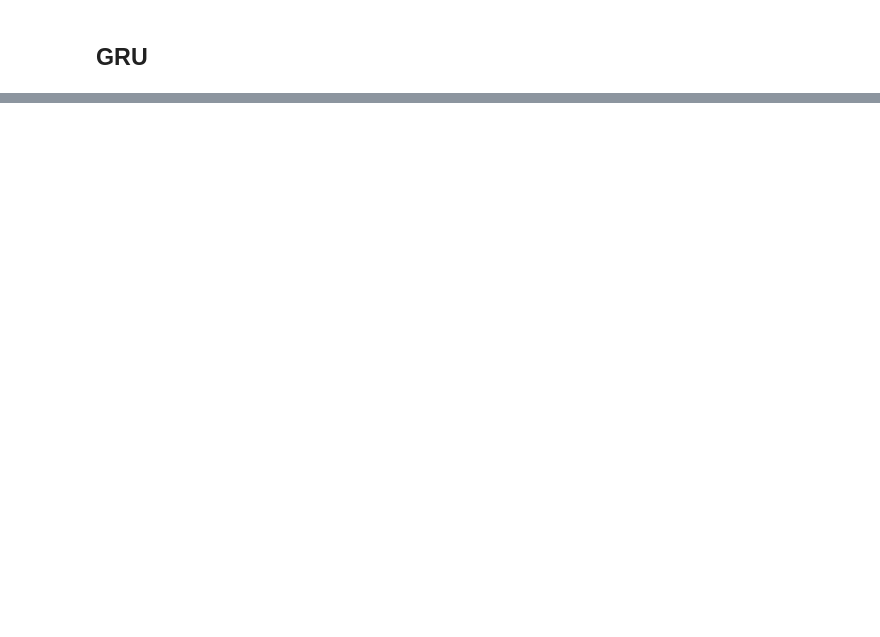
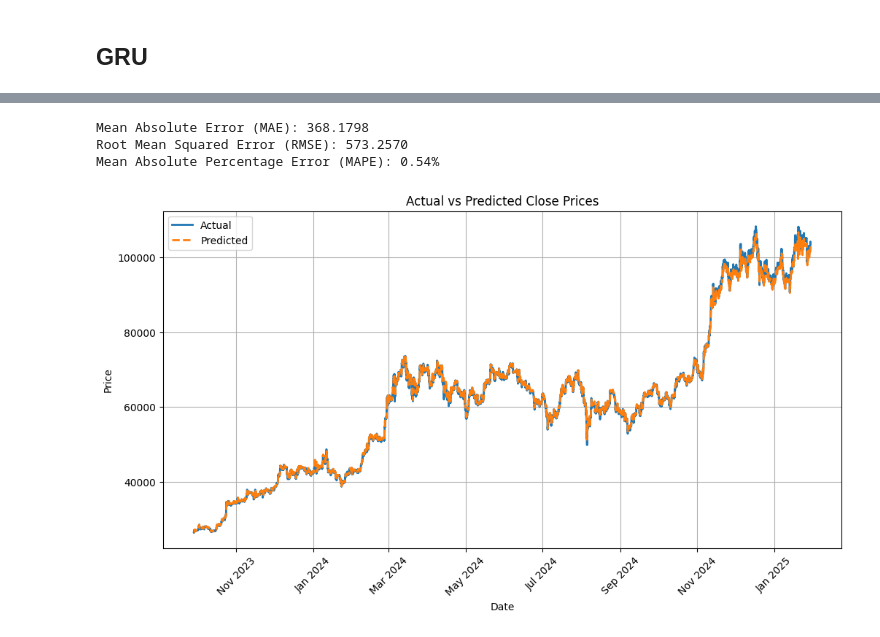
Before and after one commit to alexzheng123/EC331-project, a Jupyter notebook: code/GRU.ipynb, the cells around one changed output, grey strips where cells are left out. Saved outputs shown, nothing was run; the diff lists cells and outputs as text; code cells hidden in the pictures; blank space fills up the shorter version.

```diff
--- a/code/GRU.ipynb
+++ b/code/GRU.ipynb
@@ -194,0 +157,3 @@ Mean Absolute Percentage Error (MAPE): 0.76%
+# %%
+# Make predictions
+predicted_scaled = gru_model.predict(X_val)
@@ -194,0 +162,45 @@ Mean Absolute Percentage Error (MAPE): 0.76%
+# %%
+# Prepare arrays for inverse transformation:
+# Since the scaler was fitted on all features, need to create an array of the same shape, and only fill in the target column.
+predicted_full = np.zeros((predicted_scaled.shape[0], data.shape[1]))
+y_val_full = np.zeros((y_val.shape[0], data.shape[1]))
+
+predicted_full[:, target_col_idx] = predicted_scaled[:, 0]
+y_val_full[:, target_col_idx] = y_val
+# %%
+# Inverse transform using the scaler fitted on the training data
+predicted_inverse = scaler.inverse_transform(predicted_full)[:, target_col_idx]
+y_val_inverse = scaler.inverse_transform(y_val_full)[:, target_col_idx]
+
+# Compute error metrics
+mae = mean_absolute_error(y_val_inverse, predicted_inverse)
+rmse = sqrt(mean_squared_error(y_val_inverse, predicted_inverse))
+mape = np.mean(np.abs((y_val_inverse - predicted_inverse) / y_val_inverse)) * 100
+
+print(f"Mean Absolute Error (MAE): {mae:.4f}")
+print(f"Root Mean Squared Error (RMSE): {rmse:.4f}")
+print(f"Mean Absolute Percentage Error (MAPE): {mape:.2f}%")
+# %% [output]
+Mean Absolute Error (MAE): 368.1798
+Root Mean Squared Error (RMSE): 573.2570
+Mean Absolute Percentage Error (MAPE): 0.54%
+# %%
+# Extract date index for plotting
+# Note: val_data.index includes extra rows for sequence creation; we align using window_size offset.
+date_index = val_data.index[window_size:]
+
+# Plot actual vs predicted close prices
+plt.figure(figsize=(12, 6))
+plt.plot(date_index, y_val_inverse, label='Actual', linewidth=2)
+plt.plot(date_index, predicted_inverse, label='Predicted', linewidth=2, linestyle='dashed')
+plt.title('Actual vs Predicted Close Prices')
+plt.xlabel('Date')
+plt.ylabel('Price')
+plt.gca().xaxis.set_major_locator(mdates.MonthLocator(interval=2))
+plt.gca().xaxis.set_major_formatter(mdates.DateFormatter('%b %Y'))
+plt.xticks(rotation=45)
+plt.legend()
+plt.grid(True)
+plt.show()
+# %% [output]
+[figure, added]
```
Also changed, not shown: parts of 20 cells of this notebook.
